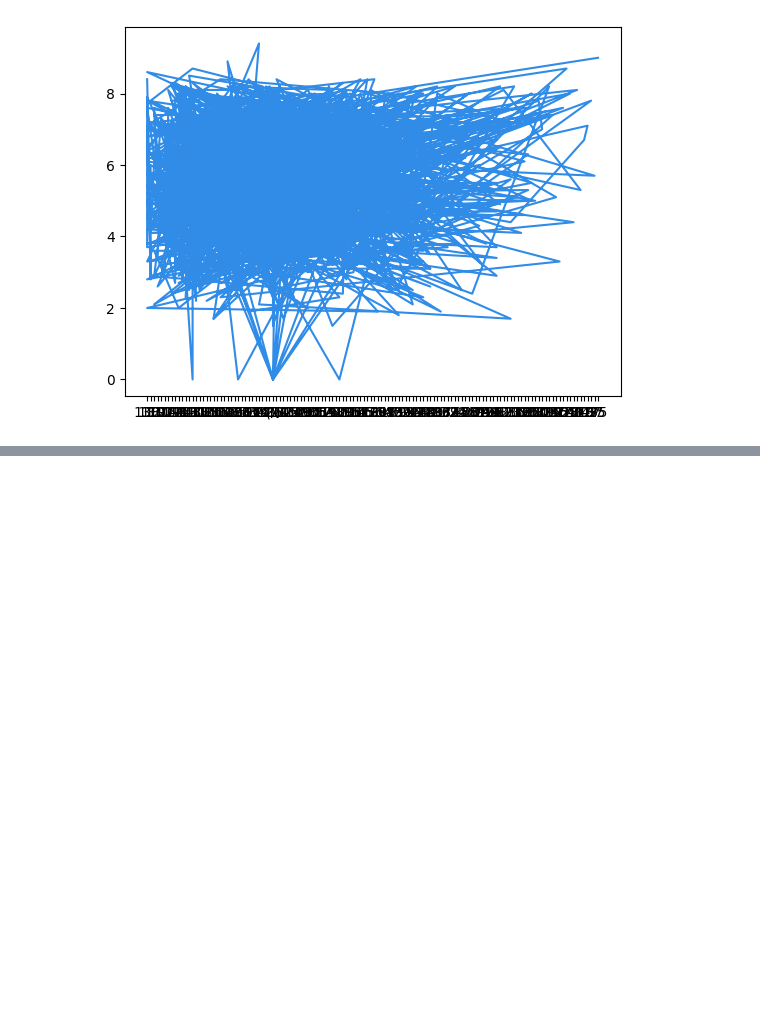
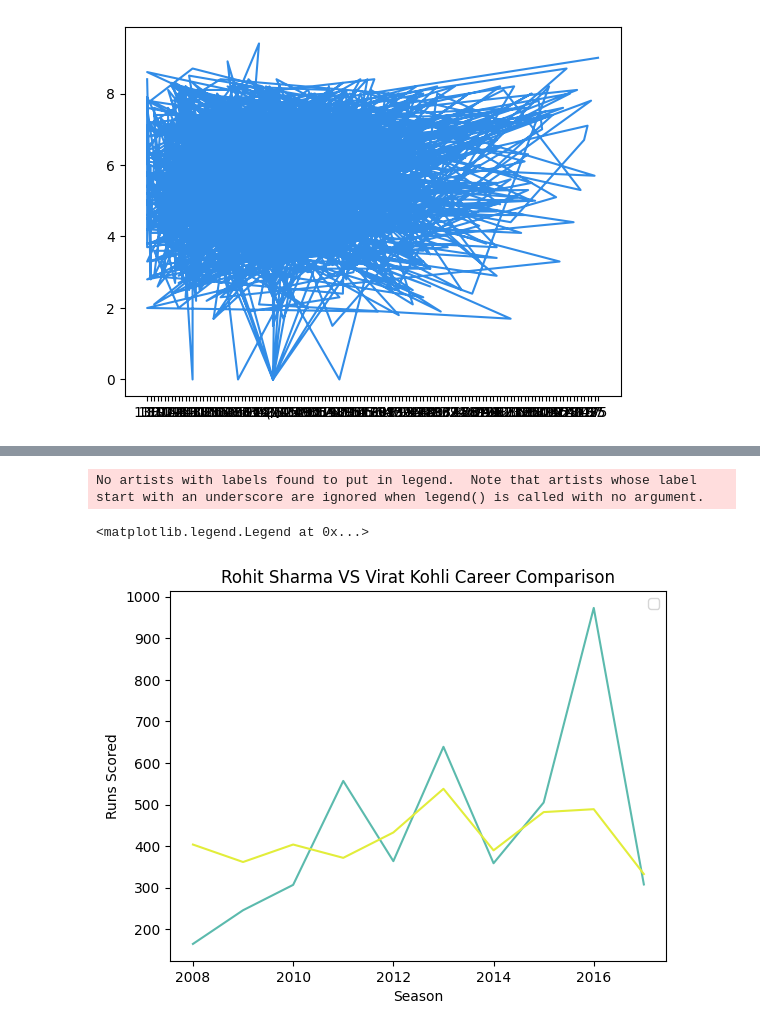
Before and after one commit to frypan05/Silhouette-codespaces-jupyter, a Jupyter notebook: notebooks/dueties.ipynb, the cells around one changed output, grey strips where cells are left out. Cells and saved outputs as stored; diff of their text form; code cells hidden in the pictures; blank space fills up the shorter version.

Commit message:
MATPLOTLIB

```diff
--- a/notebooks/dueties.ipynb
+++ b/notebooks/dueties.ipynb
@@ -926,0 +927,18 @@ plt.scatter(x,y)
+# %%
+import numpy as np
+import pandas as pd
+import matplotlib.pyplot as plt
+import seaborn as sns
+
+plt.plot(batsman['index'],batsman['V Kohli'],color='#5BBAAD')
+plt.plot(batsman['index'],batsman['RG Sharma'],color='#e2ed3a')
+
+plt.title('Rohit Sharma VS Virat Kohli Career Comparison')
+plt.xlabel('Season')
+plt.ylabel('Runs Scored')
+
+plt.legend(loc='upper right')
+# %% [output]
+No artists with labels found to put in legend.  Note that artists whose label start with an underscore are ignored when legend() is called with no argument.
+<matplotlib.legend.Legend at 0x...>
+[figure, added]
```
Also changed, not shown: parts of 2 cells of this notebook.
